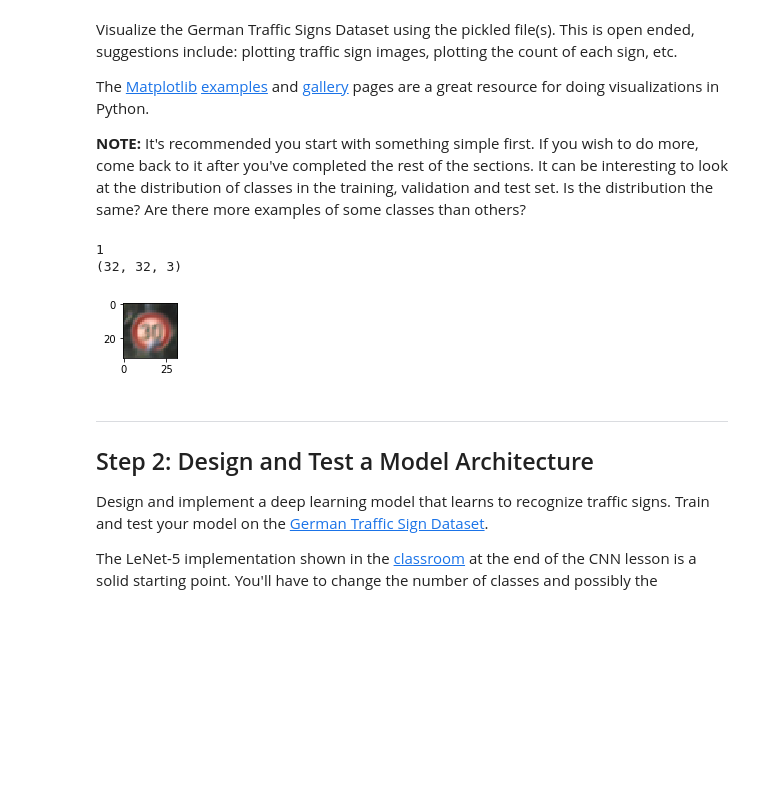
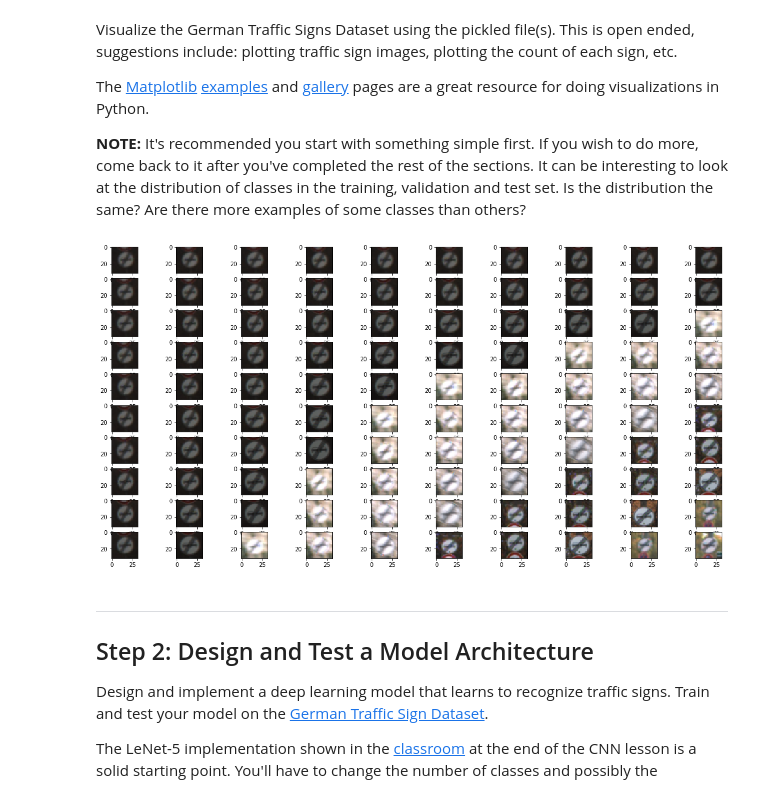
Before and after one commit to balajirajan87/CarND-Traffic-Sign-Classifier-Project, a Jupyter notebook: Traffic_Sign_Classifier.ipynb, the cells around one changed output. Cells and saved outputs as stored; diff of their text form; code cells hidden in the pictures; blank space fills up the shorter version.

```diff
--- a/Traffic_Sign_Classifier.ipynb
+++ b/Traffic_Sign_Classifier.ipynb
@@ -110,21 +110,26 @@ The [Matplotlib](http://matplotlib.org/) [examples](http://matplotlib.org/exampl
 # %%
 ### Data exploration visualization code goes here.
 ### Feel free to use as many code cells as needed.
 import matplotlib.pyplot as plt
 import random
 
 # Visualizations will be shown in the notebook.
 %matplotlib inline
+"""
 index = random.randint(0, len(X_train))
 image = X_train[index]
 plt.figure(figsize=(1,1))
 plt.imshow(image)
 print(y_train[index])
 print(image.shape)
+"""
+length = len(X_train)
+f,ax = plt.subplots(10, 10, figsize=(20,10))
+for i in range(10):
+    for j in range(10):
+        ax[i,j].imshow(X_train[(i+1)*(j+1)])
 # %% [output]
-1
-(32, 32, 3)
-[figure, old version]
+[figure, new version]
 # %% [markdown]
 ----
 
```
Also changed, not shown: parts of 5 cells of this notebook, 11 other files.
